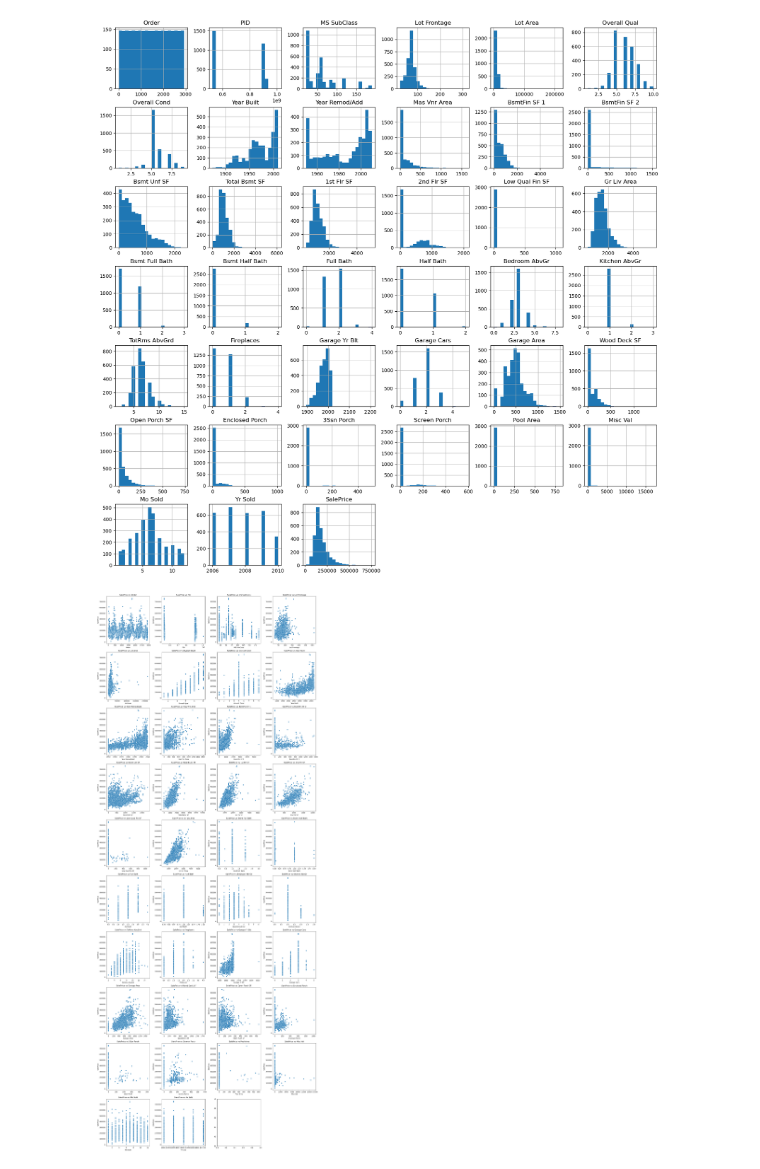
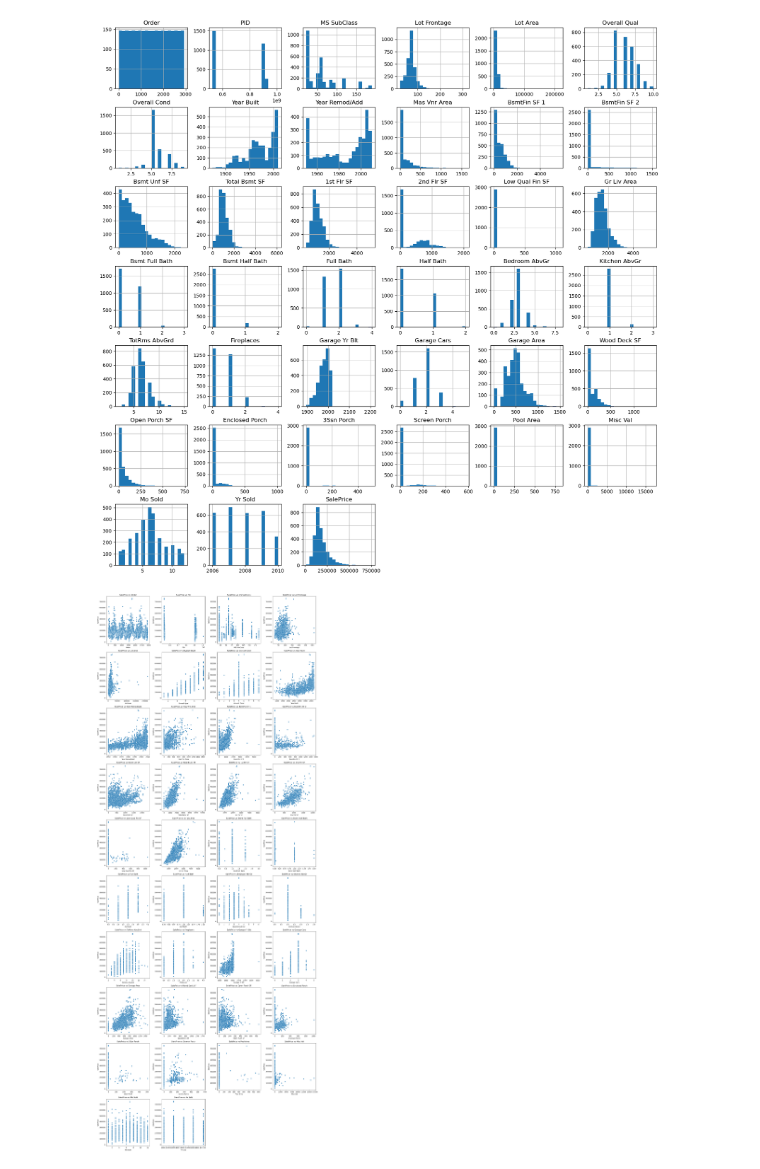
Before and after one commit to jdanielle12/Predict-Housing-Prices, a Jupyter notebook: housing_predictions.ipynb, the cells around one changed output. Saved outputs shown, nothing was run; the diff lists cells and outputs as text; code cells hidden in the pictures.

```diff
--- a/housing_predictions.ipynb
+++ b/housing_predictions.ipynb
@@ -188,26 +188,26 @@ plt.show()
 # %% [output]
 [figure]
 # %%
-
+# Scatter plots to visualize the relationship between features and target variable
 num_plots = len(numerical_columns) - 1
 cols = 4
 rows = (num_plots // cols) + 1
 
 fig, axes = plt.subplots(nrows=rows, ncols=cols, figsize=(20, rows * 5))
 axes = axes.flatten()
 
 for i, col in enumerate(numerical_columns):
     if col != 'SalePrice':
         sns.scatterplot(x=ames_df[col], y=ames_df['SalePrice'], ax=axes[i])
         axes[i].set_title(f'SalePrice vs {col}')
         axes[i].set_xlabel(col)
         axes[i].set_ylabel('SalePrice')
 
 # Remove any empty subplots
-for j in range(i + 1, len(axes)):
+for j in range(i, len(axes)):
     fig.delaxes(axes[j])
 
 plt.tight_layout()
 plt.show()
 # %% [output]
-[figure, old version]
+[figure, new version]
```
